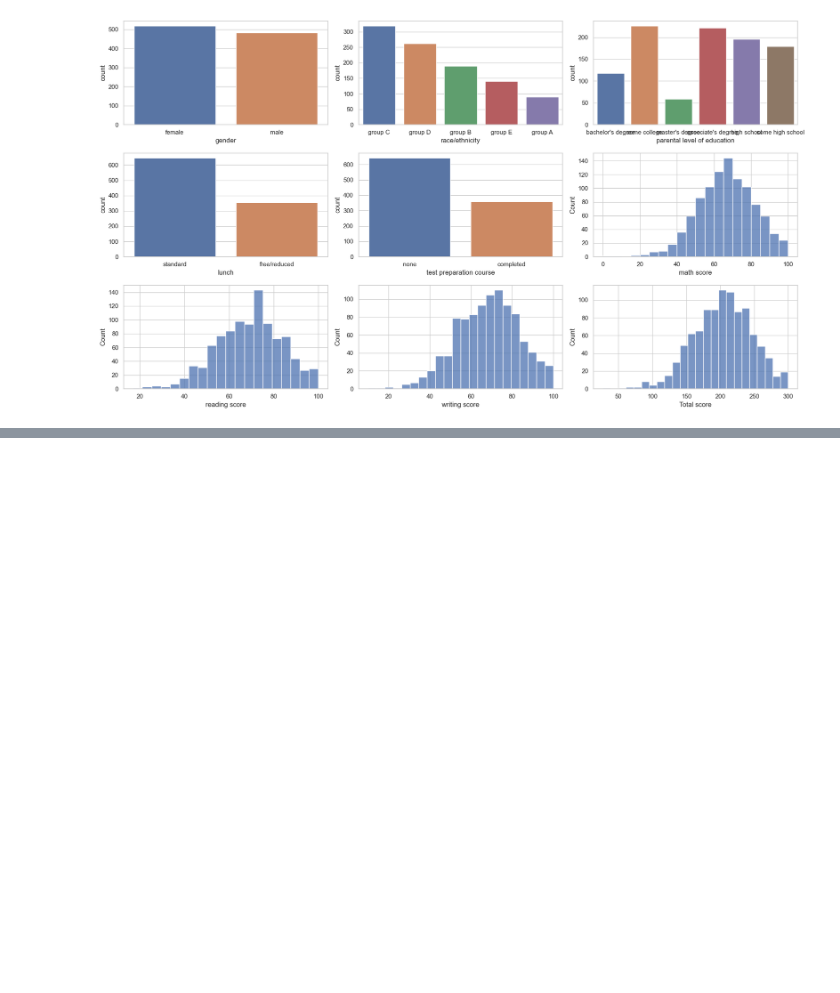
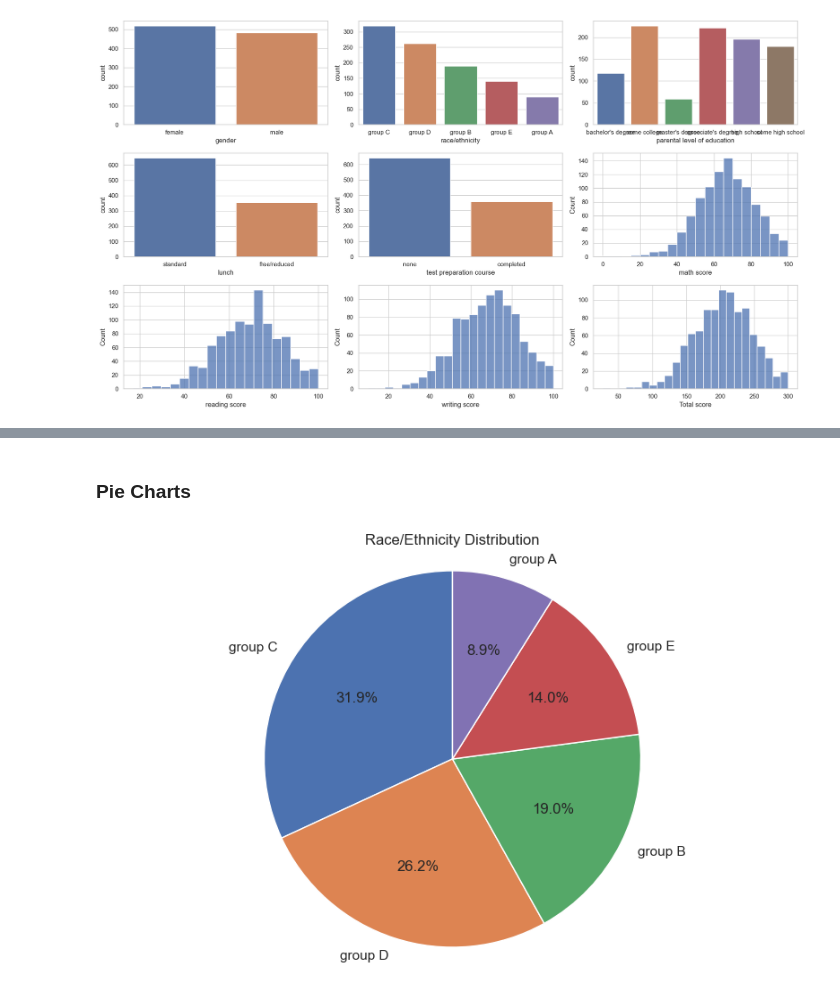
Before and after one commit to ttanshtanz/analysis_student.csv, a Jupyter notebook: EDA Student.csv.ipynb, the cells around one changed output, grey strips where cells are left out. Saved outputs shown, nothing was run; the diff lists cells and outputs as text; code cells hidden in the pictures; blank space fills up the shorter version.

```diff
--- a/EDA Student.csv.ipynb
+++ b/EDA Student.csv.ipynb
@@ -317,0 +328,11 @@ plt.show()
+# %% [markdown]
+### Pie Charts
+# %%
+race_count = data['race/ethnicity'].value_counts()
+plt.figure(figsize=(10,6))
+plt.pie(race_count, labels=race_count.index, autopct="%1.1f%%", startangle=90)
+plt.axis('equal')
+plt.title("Race/Ethnicity Distribution")
+plt.show()
+# %% [output]
+[figure, added]
```
Also changed, not shown: parts of 3 cells of this notebook.
